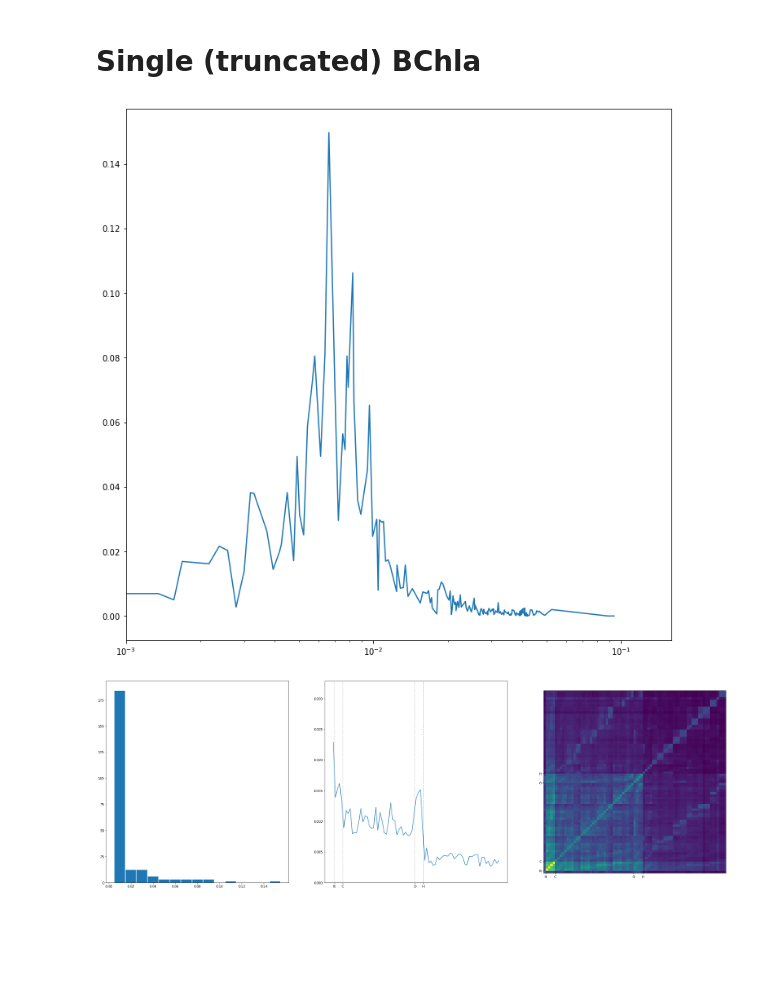
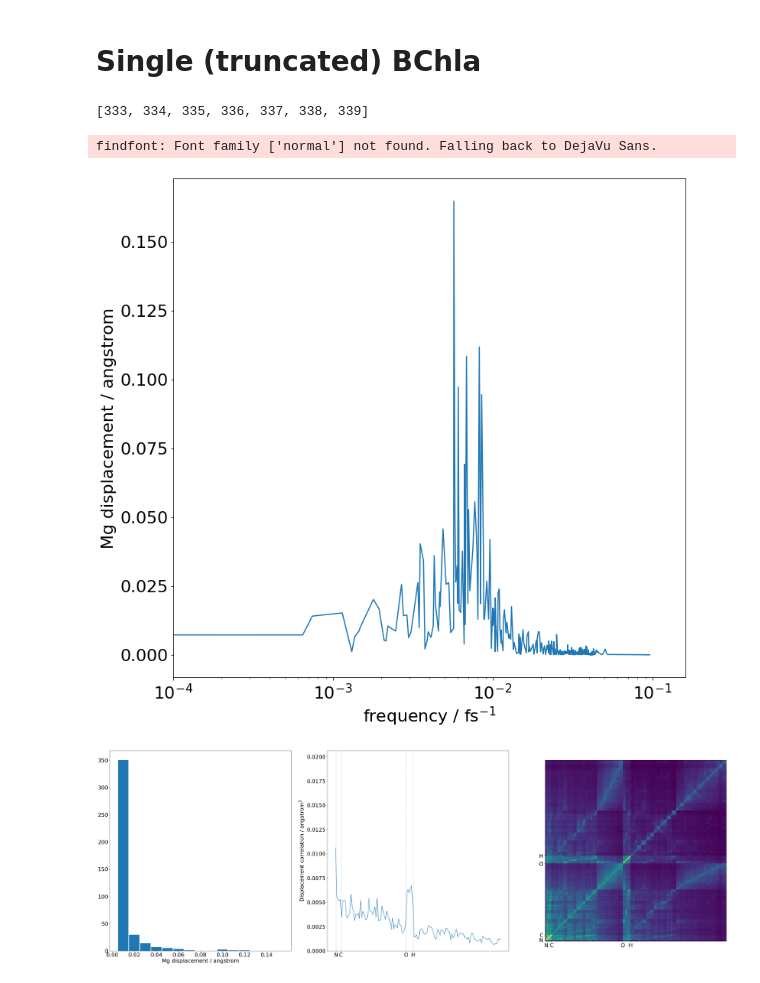
Before and after one commit to Oliver-Feighan/SpectralDensity, a Jupyter notebook: hessians/Monomer.ipynb, the cells around one changed output. Saved outputs shown, nothing was run; the diff lists cells and outputs as text; code cells hidden in the pictures; blank space fills up the shorter version.

```diff
--- a/hessians/Monomer.ipynb
+++ b/hessians/Monomer.ipynb
@@ -12,25 +21,33 @@ from system import *
 # %%
 wavenumbers = get_wavenumbers("monomer_normal_modes.molden")
 frequencies = wavenumber_to_frequency(wavenumbers)
+# %%
+CO = [enum for enum, x in enumerate(wavenumbers) if x > 1600 and x < 1800]
+CO
+# %% [output]
+[333, 334, 335, 336, 337, 338, 339]
 # %%
 fig, ax = plt.subplots()
 
-n_atoms = 79
+n_atoms = 140
 n_modes = 3 * n_atoms - 6
 
 Mg_index = 0
 
 all_displacements = get_all_displacements("monomer_normal_modes.molden", n_atoms, n_modes)
 
 ax.plot(frequencies, all_displacements[Mg_index])
 
-ax.set_xlim(1e-3, 0.16)
+ax.set_xlim(1e-4, 0.16)
+ax.set_ylabel("Mg displacement / angstrom")
+ax.set_xlabel("frequency / $\mathrm{fs}^{-1}$")
 
 ax.set_xscale('log')
 
 fig.set_size_inches(12,12)
 # %% [output]
+findfont: Font family ['normal'] not found. Falling back to DejaVu Sans.
-[figure, old version]
+[figure, new version]
 # %%
 fig, ax = plt.subplots(1, 3)
 
@@ -63,9 +80,11 @@ normalized_displacements = normalized_displacements[grouped_symbols]
 bins = np.linspace(0, 0.15, 16)
 his = np.histogram(all_displacements[Mg_index], bins=bins)
 
-
 ax[0].bar(his[1][1:], his[0], width=0.15/len(bins), align='center')
 ax[0].set_xticks(bins[::2])
+
+ax[0].set_xlabel("Mg displacement / angstrom")
+ax[1].set_ylabel("Frequency")
 
 Mg_displacements = np.where(all_displacements[Mg_index] > 0.0)[0]
 
@@ -80,10 +99,25 @@ cax = ax[2].imshow(correlation, origin='lower', cmap=plt.get_cmap('viridis'))#,
 
 #fig.colorbar(cax)
 
-# number of each element --  Mg: 1, N: 4, C: 34, O: 4, H: 36
+def ticks(symbols):
+    Mg_indices= get_indices(symbols, "Mg")
+    N_indices = get_indices(symbols, "N")
+    C_indices = get_indices(symbols, "C")
+    O_indices = get_indices(symbols, "O")
+    H_indices = get_indices(symbols, "H")
+
+    lengths = [len(Mg_indices), len(N_indices), len(C_indices), len(O_indices), len(H_indices)]
+
+    cumulative = np.cumsum(lengths)
+
+    ticks = np.array([x - 0.5 for x in cumulative[:-1]])
+
+    return ticks
+
+# number of each element --  Mg: 1, N: 4, C: 55, O: 6, H: 74
 # cumulative -- 1, 5, 39, 43, 79
 
-symbol_ticks = [0.5, 4.5, 38.5, 42.5]
+symbol_ticks = ticks(symbols)
 symbol_labels= ["N","C","O","H"]
 
 ax[2].set_xticks(symbol_ticks)
@@ -95,13 +129,14 @@ ax[2].set_yticklabels(symbol_labels)
 ax[1].plot(correlation[0])
 ax[1].set_xticks(symbol_ticks)
 ax[1].set_xticklabels(symbol_labels)
+ax[1].set_ylabel("Displacement correlation / $\mathrm{angstrom}^2$")
 
 ax[1].vlines(symbol_ticks, color='black', linestyle='--', ymin=0, ymax=max(correlation[0])+0.01, alpha=0.2)
 ax[1].set_ylim(0, max(correlation[0])+0.01)
 
-fig.set_size_inches(36,12)
+fig.set_size_inches(45,15)
 # %% [output]
-[figure, old version]
+[figure, new version]
 # %%
 symbols = read_symbols("opt_bchla.xyz")
 
```
Also changed, not shown: parts of 3 cells of this notebook, 9 other files.
